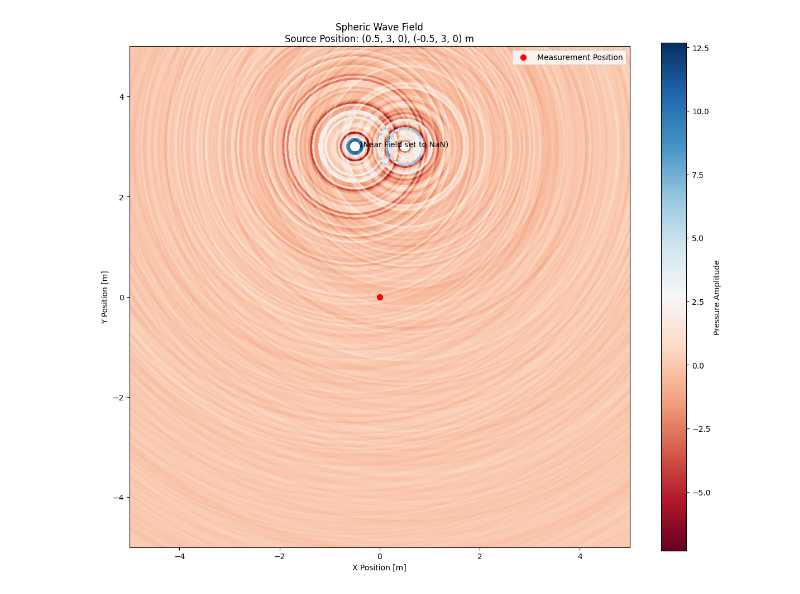
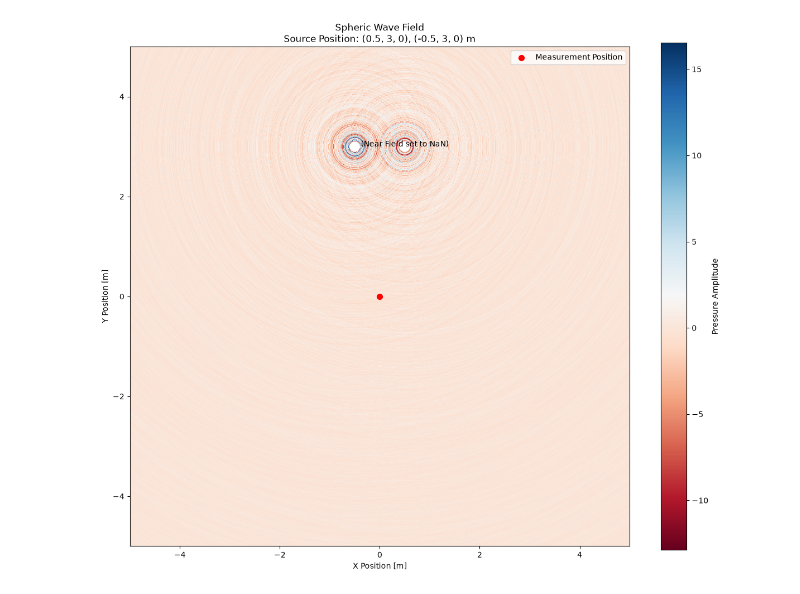
Before and after one commit to jake-is-ESD-protected/endfire-sim, a Jupyter notebook: examples/wave/superposition_2D.ipynb, the cells around one changed output. Cells and saved outputs as stored; diff of their text form; code cells hidden in the pictures.

Commit message:
fix: switch to logical parsing of sample rate in measurement call rather than field instancing

```diff
--- a/examples/wave/superposition_2D.ipynb
+++ b/examples/wave/superposition_2D.ipynb
@@ -19,33 +19,33 @@ pos2 = (-0.5, 3, 0)
 sw = CWaveModelSpheric("wn", source_xyz=pos1) + CWaveModelSpheric("wn", source_xyz=pos2)
 
 # Entire wave as heatmap
 x = np.linspace(-5, 5, 1000)
 x, y = np.meshgrid(x, x)
 z = np.zeros_like(x)
-p_field = sw.p(1, (x, y, z)) # pressure field at t = 0
-p_point = sw.p(ts, meas_pos)  # pressure at point and over time frame t
+p_field = sw.p(1, (x, y, z), fs) # pressure field at t = 0
+p_point = sw.p(ts, meas_pos, fs)  # pressure at point and over time frame t
 
 # Plot wave field
 fig, ax = plt.subplots(figsize=(12, 10))
 im = ax.imshow(np.real(p_field),
                extent=[x.min(), x.max(), y.min(), y.max()],
                cmap='RdBu',
                origin='lower')
 
 # Denote ideal measurement position
 scatter = ax.scatter(meas_pos[0], meas_pos[1], s=50, color='r', label="Measurement Position")
 
 # Add labels and decorations
 ax.set_xlabel('X Position [m]')
 ax.set_ylabel('Y Position [m]')
 ax.set_title(f'Spheric Wave Field\n'
              f'Source Position: {pos1}, {pos2} m')
 plt.colorbar(im, label='Pressure Amplitude')
 ax.set_aspect('equal')
 ax.annotate("(Near Field set to NaN)", pos1[:2], ha="center")
 
 plt.legend()
 plt.tight_layout()
 plt.show()
 # %% [output]
-[figure, old version]
+[figure, new version]
```
Also changed, not shown: 18 other files.
